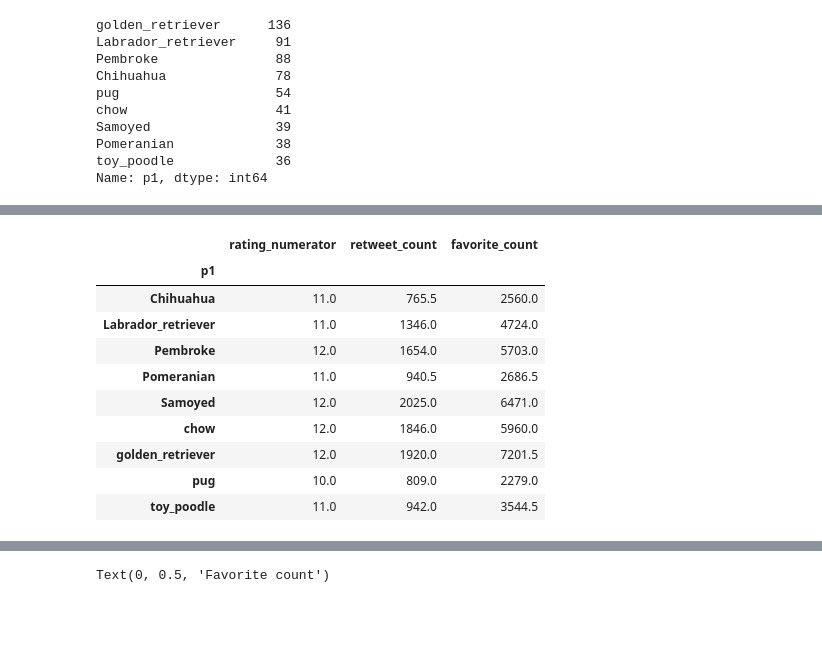
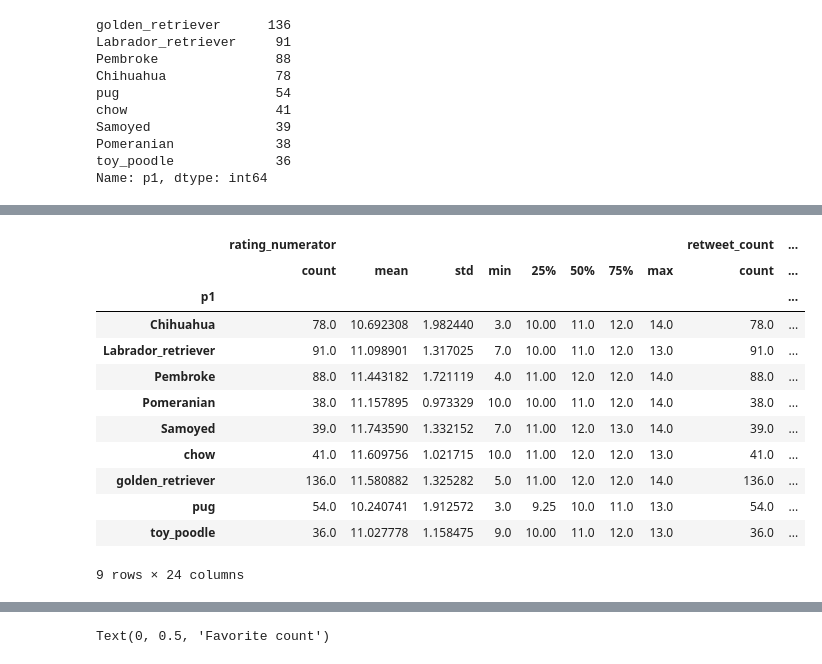
Before and after one commit to mstachl/WeRateDogs-Analysis, a Jupyter notebook: wrangle_act.ipynb, the cells around one changed output, grey strips where cells are left out. Cells and saved outputs as stored; diff of their text form; code cells hidden in the pictures; blank space fills up the shorter version.

```diff
--- a/wrangle_act.ipynb
+++ b/wrangle_act.ipynb
@@ -878,16 +878,18 @@ Text(0, 0.5, 'Count')
 [figure]
 # %%
-tweets_analysis_popular_breeds[['p1','rating_numerator','retweet_count','favorite_count']].groupby("p1").median()
+tweets_analysis_popular_breeds[['p1','rating_numerator','retweet_count','favorite_count']].groupby("p1").describe()
 # %% [output]
-|  | rating_numerator | retweet_count | favorite_count |
-| p1 |  |  |  |
-| Chihuahua | 11.0 | 765.5 | 2560.0 |
-| Labrador_retriever | 11.0 | 1346.0 | 4724.0 |
-| Pembroke | 12.0 | 1654.0 | 5703.0 |
-| Pomeranian | 11.0 | 940.5 | 2686.5 |
-| Samoyed | 12.0 | 2025.0 | 6471.0 |
-| chow | 12.0 | 1846.0 | 5960.0 |
-| golden_retriever | 12.0 | 1920.0 | 7201.5 |
-| pug | 10.0 | 809.0 | 2279.0 |
-| toy_poodle | 11.0 | 942.0 | 3544.5 |
+|  | rating_numerator |  |  |  |  |  |  |  | retweet_count | ... |
+|  | count | mean | std | min | 25% | 50% | 75% | max | count | ... |
+| p1 |  |  |  |  |  |  |  |  |  | ... |
+| Chihuahua | 78.0 | 10.692308 | 1.982440 | 3.0 | 10.00 | 11.0 | 12.0 | 14.0 | 78.0 | ... |
+| Labrador_retriever | 91.0 | 11.098901 | 1.317025 | 7.0 | 10.00 | 11.0 | 12.0 | 13.0 | 91.0 | ... |
+| Pembroke | 88.0 | 11.443182 | 1.721119 | 4.0 | 11.00 | 12.0 | 12.0 | 14.0 | 88.0 | ... |
+| Pomeranian | 38.0 | 11.157895 | 0.973329 | 10.0 | 10.00 | 11.0 | 12.0 | 14.0 | 38.0 | ... |
+| Samoyed | 39.0 | 11.743590 | 1.332152 | 7.0 | 11.00 | 12.0 | 13.0 | 14.0 | 39.0 | ... |
+| chow | 41.0 | 11.609756 | 1.021715 | 10.0 | 11.00 | 12.0 | 12.0 | 13.0 | 41.0 | ... |
+| golden_retriever | 136.0 | 11.580882 | 1.325282 | 5.0 | 11.00 | 12.0 | 12.0 | 14.0 | 136.0 | ... |
+| pug | 54.0 | 10.240741 | 1.912572 | 3.0 | 9.25 | 10.0 | 11.0 | 13.0 | 54.0 | ... |
+| toy_poodle | 36.0 | 11.027778 | 1.158475 | 9.0 | 10.00 | 11.0 | 12.0 | 13.0 | 36.0 | ... |
+9 rows × 24 columns
 # %%
```
Also changed, not shown: parts of 6 cells of this notebook, 6 other files.
